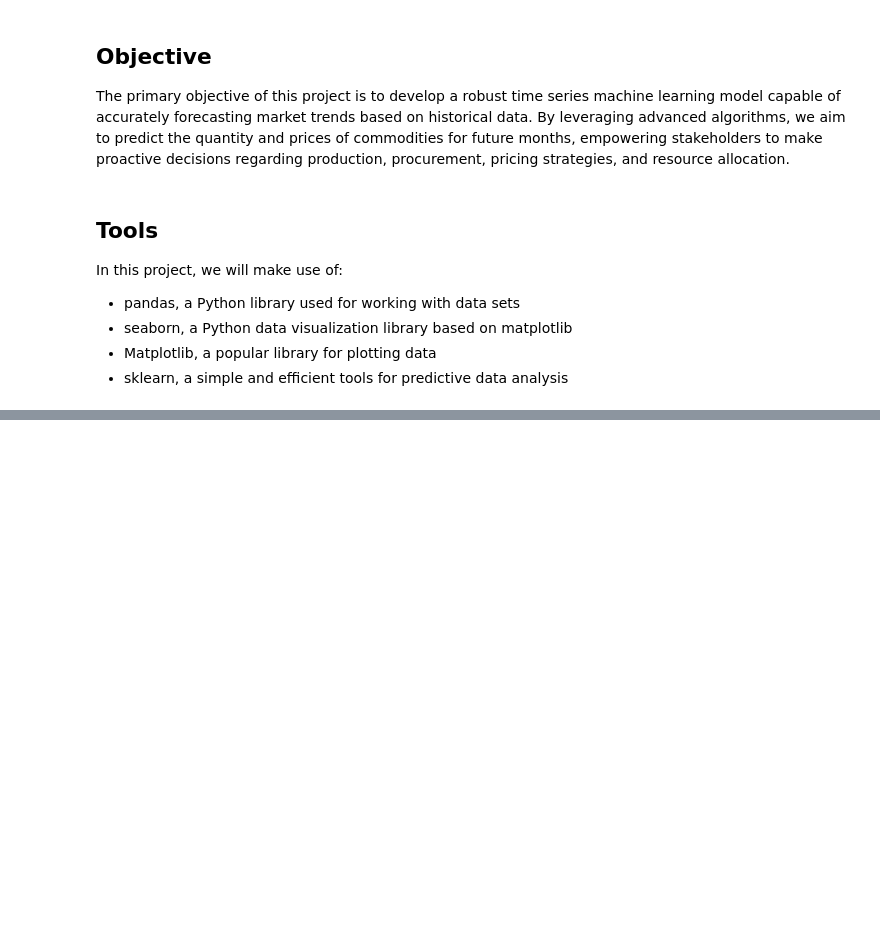
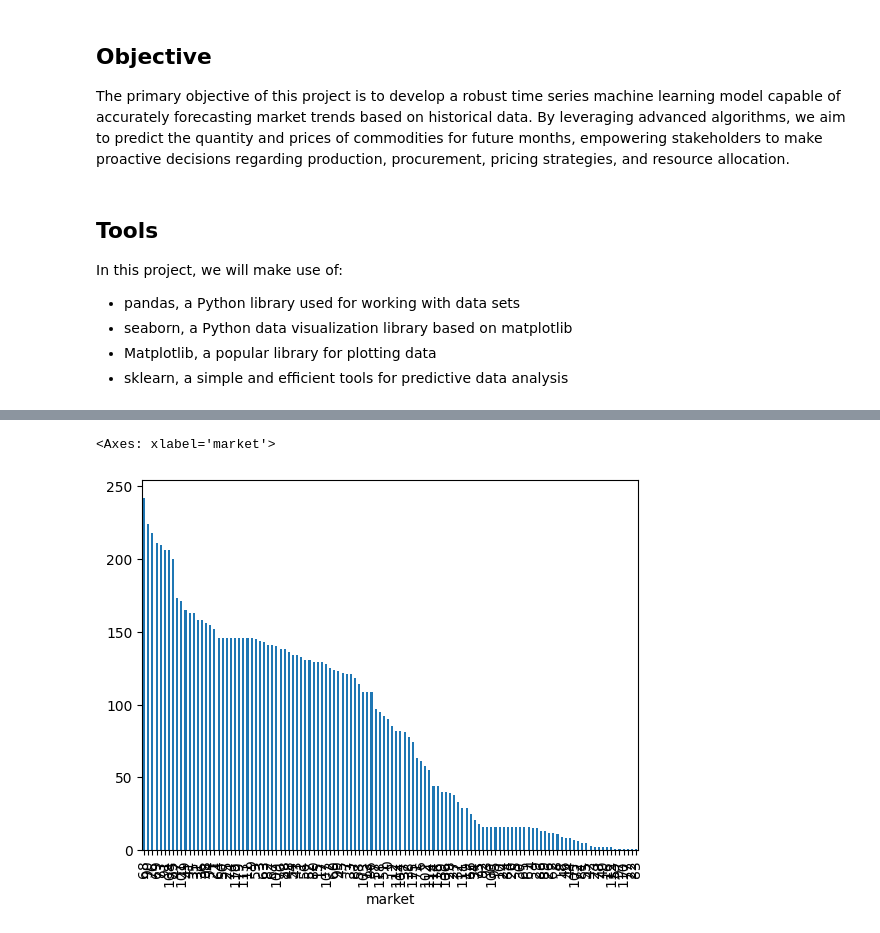
Before and after one commit to Ad7amstein/Market-Price-Prediction, a Jupyter notebook: Market_Price_Prediction_Notebook.ipynb, the cells around one changed output, grey strips where cells are left out. Saved outputs shown, nothing was run; the diff lists cells and outputs as text; code cells hidden in the pictures; blank space fills up the shorter version.

```diff
--- a/Market_Price_Prediction_Notebook.ipynb
+++ b/Market_Price_Prediction_Notebook.ipynb
@@ -32,0 +170,5 @@ import matplotlib.pyplot as plt
+# %%
+data['market'].value_counts().plot(kind='bar')
+# %% [output]
+<Axes: xlabel='market'>
+[figure, added]
```
Also changed, not shown: parts of 21 cells of this notebook.
